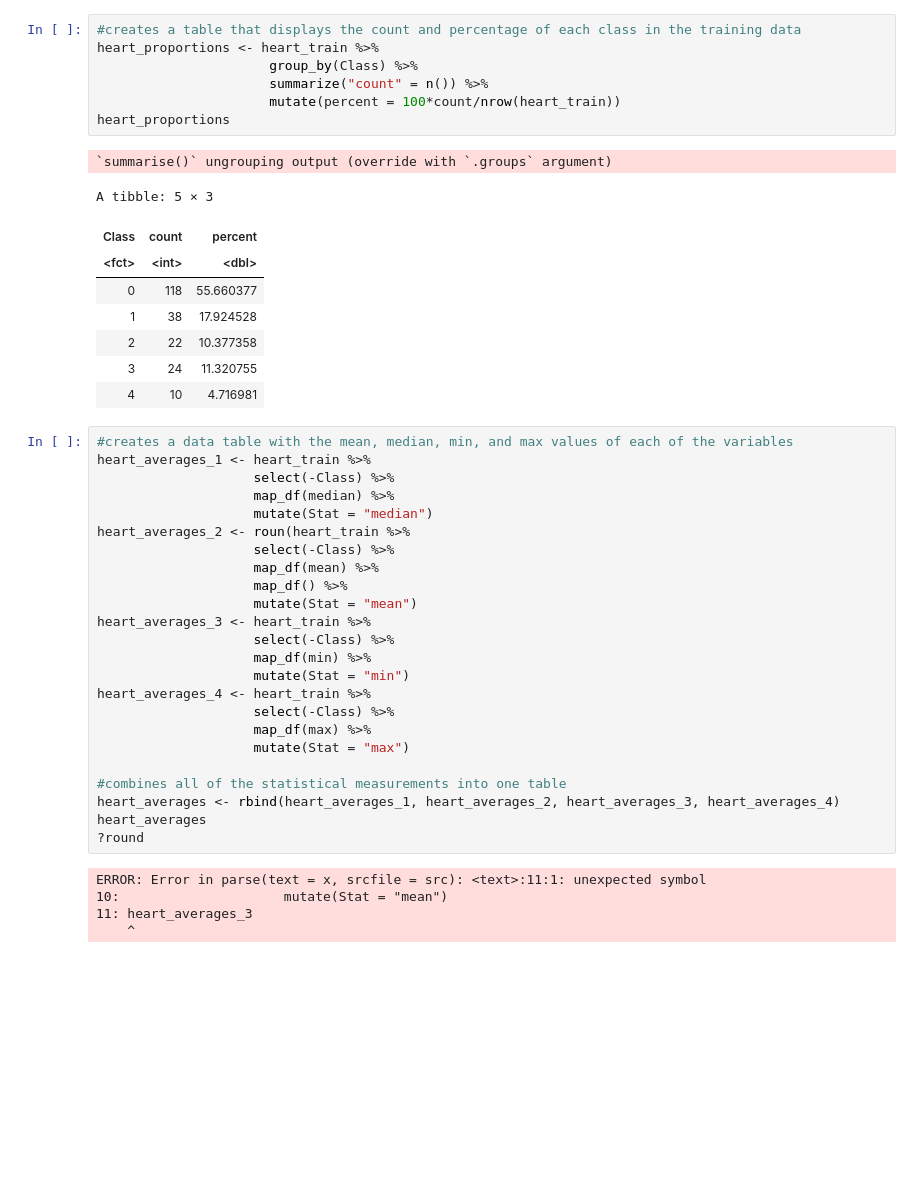
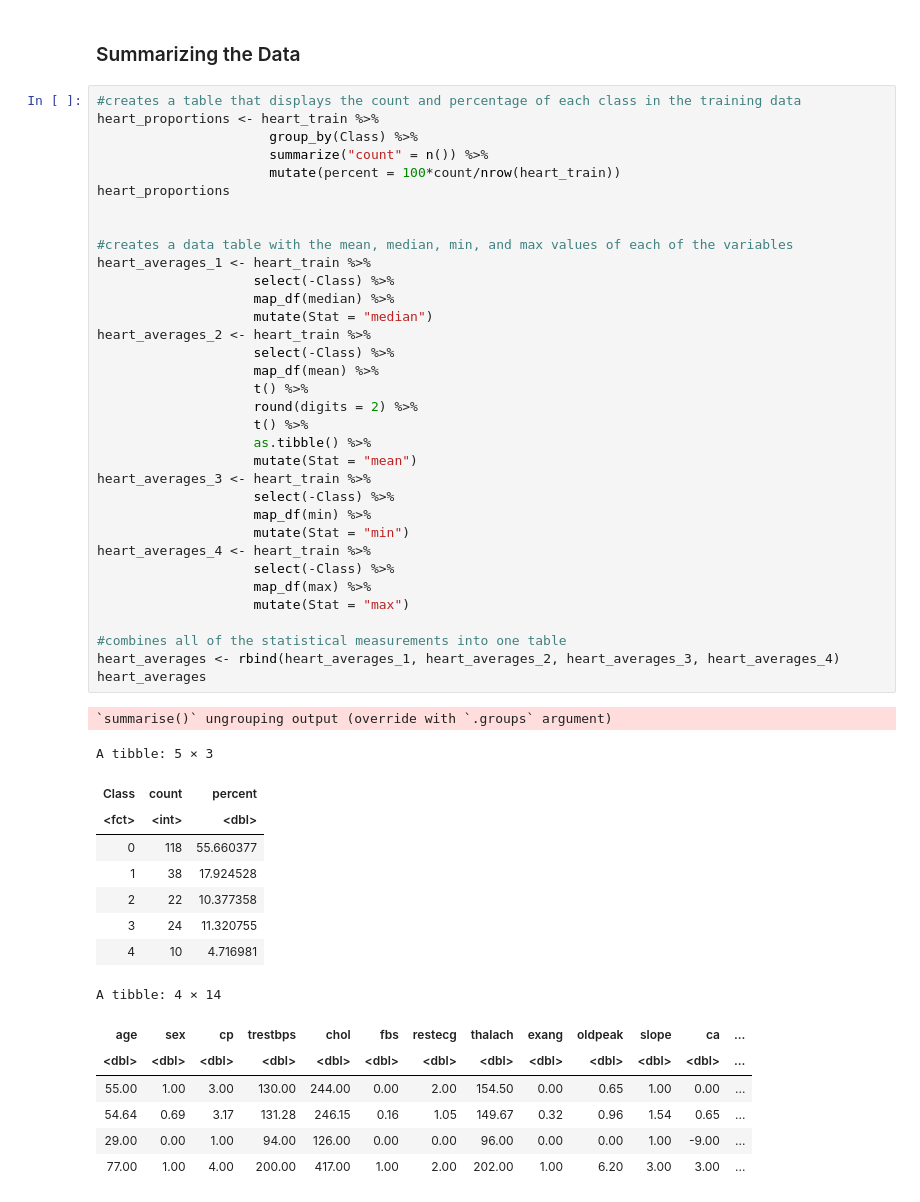
Before and after one commit to jamiema1/Predicting-Heart-Disease-with-KNN-Algorithm, a Jupyter notebook: heart_disease_data.ipynb, the cells around one changed output. Cells and saved outputs as stored; diff of their text form; blank space fills up the shorter version.

```diff
--- a/heart_disease_data.ipynb
+++ b/heart_disease_data.ipynb
@@ -230,48 +188,55 @@ heart_split <- initial_split(heart_data_attributes, prop = 0.75, strata = Class)
 heart_train <- training(heart_split)
 heart_test <- testing(heart_split)
-# %%
-#creates a table that displays the count and percentage of each class in the training data
-heart_proportions <- heart_train %>%
-                      group_by(Class) %>%
-                      summarize("count" = n()) %>%
-                      mutate(percent = 100*count/nrow(heart_train))
-heart_proportions
-# %% [output]
-`summarise()` ungrouping output (override with `.groups` argument)
-A tibble: 5 × 3
-| Class | count | percent |
-| <fct> | <int> | <dbl> |
-| 0 | 118 | 55.660377 |
-| 1 | 38 | 17.924528 |
-| 2 | 22 | 10.377358 |
-| 3 | 24 | 11.320755 |
-| 4 | 10 | 4.716981 |
+# %% [markdown]
+### Summarizing the Data
 # %%
+#creates a table that displays the count and percentage of each class in the training data
+heart_proportions <- heart_train %>%
+                      group_by(Class) %>%
+                      summarize("count" = n()) %>%
+                      mutate(percent = 100*count/nrow(heart_train))
+heart_proportions
+
+
 #creates a data table with the mean, median, min, and max values of each of the variables
 heart_averages_1 <- heart_train %>%
                     select(-Class) %>%
                     map_df(median) %>%
                     mutate(Stat = "median")
-heart_averages_2 <- roun(heart_train %>%
+heart_averages_2 <- heart_train %>%
                     select(-Class) %>%
                     map_df(mean) %>%
-                    map_df() %>%
+                    t() %>%
+                    round(digits = 2) %>%
+                    t() %>%
+                    as.tibble() %>%
                     mutate(Stat = "mean")
 heart_averages_3 <- heart_train %>%
                     select(-Class) %>%
                     map_df(min) %>%
                     mutate(Stat = "min")
 heart_averages_4 <- heart_train %>%
                     select(-Class) %>%
                     map_df(max) %>%
                     mutate(Stat = "max")
 
 #combines all of the statistical measurements into one table
 heart_averages <- rbind(heart_averages_1, heart_averages_2, heart_averages_3, heart_averages_4)
 heart_averages
-?round
 # %% [output]
-ERROR: Error in parse(text = x, srcfile = src): <text>:11:1: unexpected symbol
-10:                     mutate(Stat = "mean")
-11: heart_averages_3
-    ^
+`summarise()` ungrouping output (override with `.groups` argument)
+A tibble: 5 × 3
+| Class | count | percent |
+| <fct> | <int> | <dbl> |
+| 0 | 118 | 55.660377 |
+| 1 | 38 | 17.924528 |
+| 2 | 22 | 10.377358 |
+| 3 | 24 | 11.320755 |
+| 4 | 10 | 4.716981 |
+A tibble: 4 × 14
+| age | sex | cp | trestbps | chol | fbs | restecg | thalach | exang | oldpeak | slope | ca | ... |
+| <dbl> | <dbl> | <dbl> | <dbl> | <dbl> | <dbl> | <dbl> | <dbl> | <dbl> | <dbl> | <dbl> | <dbl> | ... |
+| 55.00 | 1.00 | 3.00 | 130.00 | 244.00 | 0.00 | 2.00 | 154.50 | 0.00 | 0.65 | 1.00 | 0.00 | ... |
+| 54.64 | 0.69 | 3.17 | 131.28 | 246.15 | 0.16 | 1.05 | 149.67 | 0.32 | 0.96 | 1.54 | 0.65 | ... |
+| 29.00 | 0.00 | 1.00 | 94.00 | 126.00 | 0.00 | 0.00 | 96.00 | 0.00 | 0.00 | 1.00 | -9.00 | ... |
+| 77.00 | 1.00 | 4.00 | 200.00 | 417.00 | 1.00 | 2.00 | 202.00 | 1.00 | 6.20 | 3.00 | 3.00 | ... |
```
Also changed, not shown: parts of 14 cells of this notebook.
